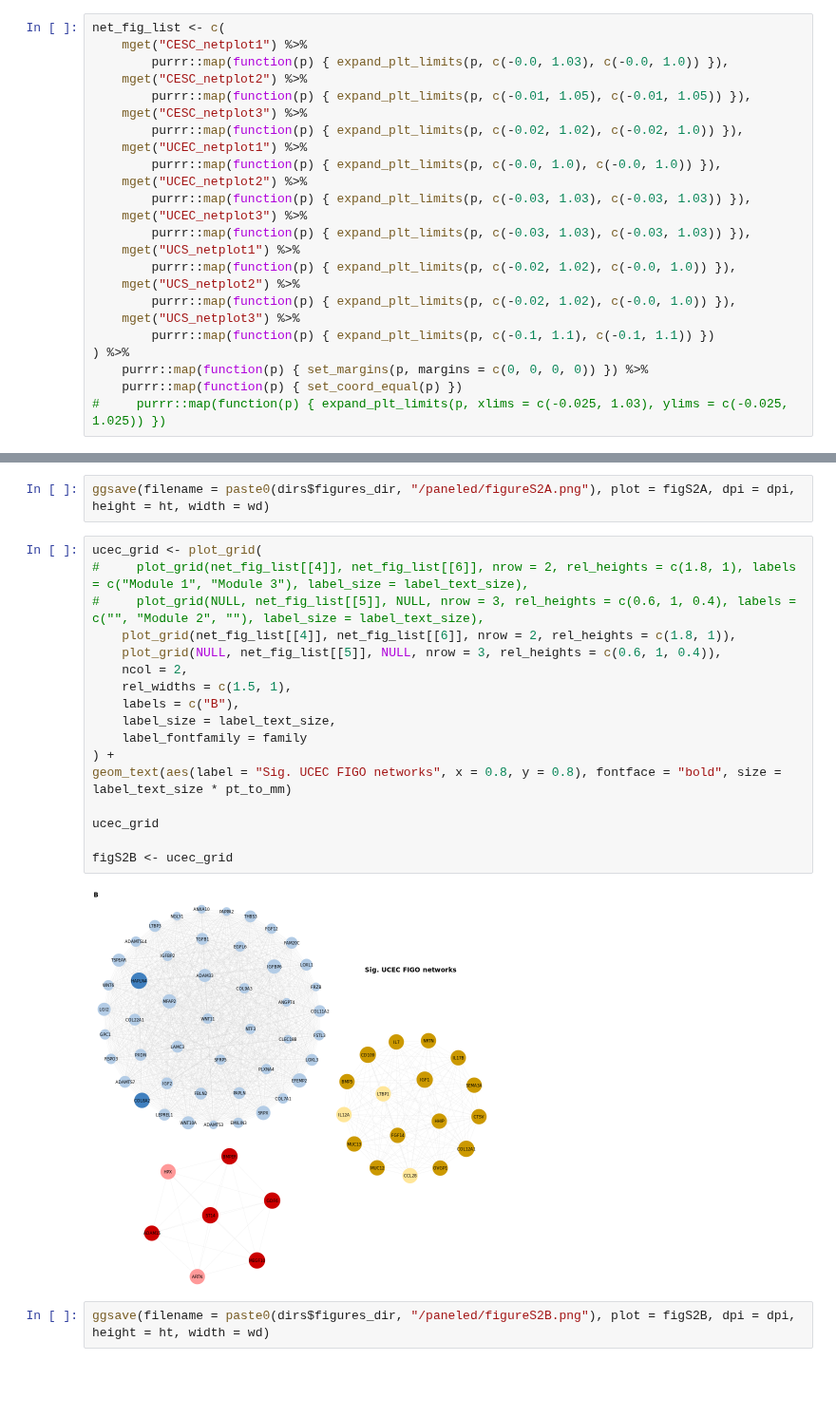
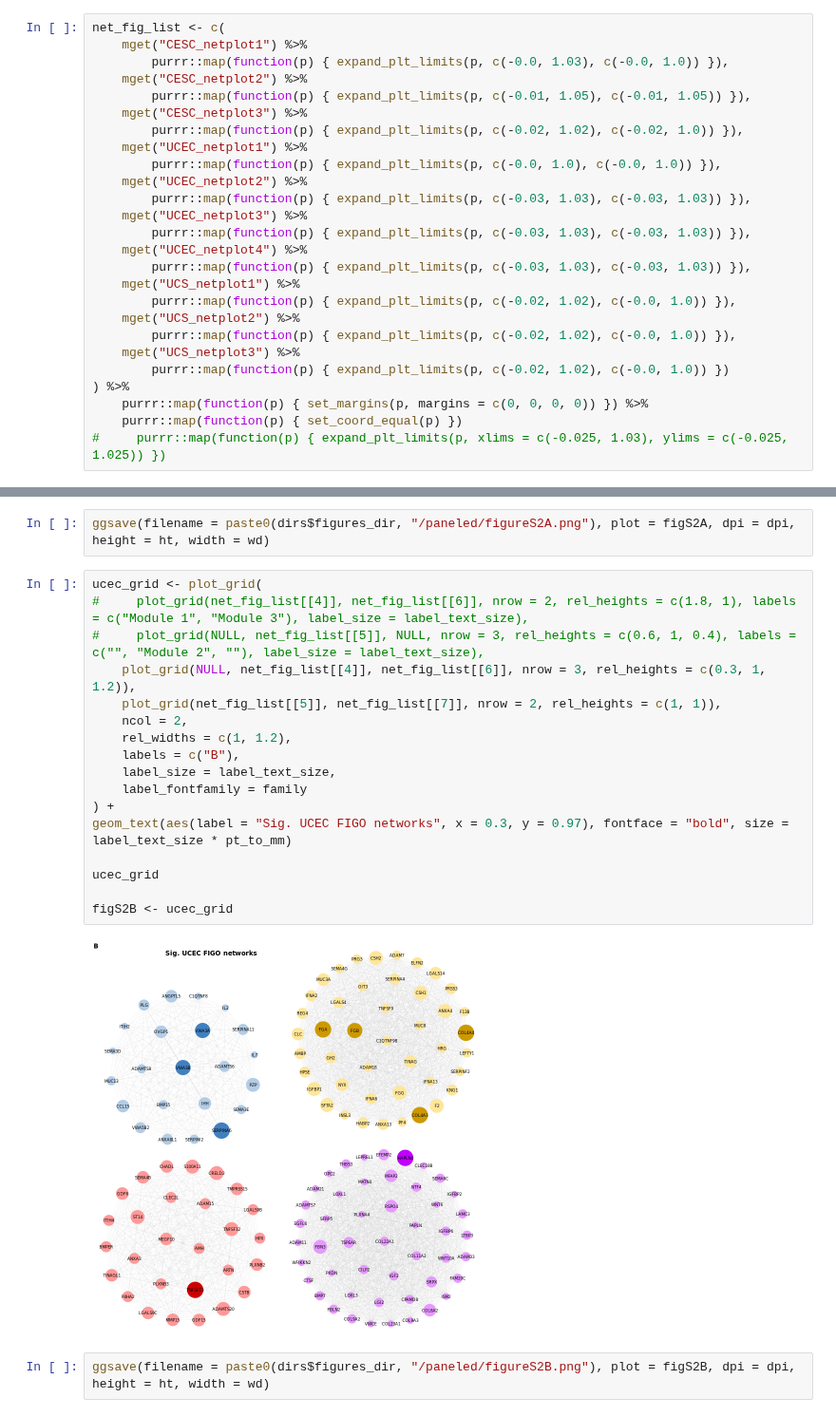
Before and after one commit to fogg-lab/characterizing-ecm-transcriptome-of-endometriosis, a Jupyter notebook: figures/figure_S2.ipynb, the cells around one changed output, grey strips where cells are left out. Shown at 95% size. Saved outputs shown, nothing was run; the diff lists cells and outputs as text; blank space fills up the shorter version.

```diff
--- a/figures/figure_S2.ipynb
+++ b/figures/figure_S2.ipynb
@@ -88,12 +89,14 @@ net_fig_list <- c(
         purrr::map(function(p) { expand_plt_limits(p, c(-0.03, 1.03), c(-0.03, 1.03)) }),
     mget("UCEC_netplot3") %>%
         purrr::map(function(p) { expand_plt_limits(p, c(-0.03, 1.03), c(-0.03, 1.03)) }),
+    mget("UCEC_netplot4") %>%
+        purrr::map(function(p) { expand_plt_limits(p, c(-0.03, 1.03), c(-0.03, 1.03)) }),
     mget("UCS_netplot1") %>%
         purrr::map(function(p) { expand_plt_limits(p, c(-0.02, 1.02), c(-0.0, 1.0)) }),
     mget("UCS_netplot2") %>%
         purrr::map(function(p) { expand_plt_limits(p, c(-0.02, 1.02), c(-0.0, 1.0)) }),
     mget("UCS_netplot3") %>%
-        purrr::map(function(p) { expand_plt_limits(p, c(-0.1, 1.1), c(-0.1, 1.1)) })
+        purrr::map(function(p) { expand_plt_limits(p, c(-0.02, 1.02), c(-0.0, 1.0)) })
 ) %>%
     purrr::map(function(p) { set_margins(p, margins = c(0, 0, 0, 0)) }) %>%
     purrr::map(function(p) { set_coord_equal(p) })
@@ -140,22 +143,22 @@ ggsave(filename = paste0(dirs$figures_dir, "/paneled/figureS2A.png"), plot = fig
 # %%
 ucec_grid <- plot_grid(
 #     plot_grid(net_fig_list[[4]], net_fig_list[[6]], nrow = 2, rel_heights = c(1.8, 1), labels = c("Module 1", "Module 3"), label_size = label_text_size),
 #     plot_grid(NULL, net_fig_list[[5]], NULL, nrow = 3, rel_heights = c(0.6, 1, 0.4), labels = c("", "Module 2", ""), label_size = label_text_size),
-    plot_grid(net_fig_list[[4]], net_fig_list[[6]], nrow = 2, rel_heights = c(1.8, 1)),
-    plot_grid(NULL, net_fig_list[[5]], NULL, nrow = 3, rel_heights = c(0.6, 1, 0.4)),
+    plot_grid(NULL, net_fig_list[[4]], net_fig_list[[6]], nrow = 3, rel_heights = c(0.3, 1, 1.2)),
+    plot_grid(net_fig_list[[5]], net_fig_list[[7]], nrow = 2, rel_heights = c(1, 1)),
     ncol = 2,
-    rel_widths = c(1.5, 1),
+    rel_widths = c(1, 1.2),
     labels = c("B"),
     label_size = label_text_size,
     label_fontfamily = family
 ) +
-geom_text(aes(label = "Sig. UCEC FIGO networks", x = 0.8, y = 0.8), fontface = "bold", size = label_text_size * pt_to_mm)
+geom_text(aes(label = "Sig. UCEC FIGO networks", x = 0.3, y = 0.97), fontface = "bold", size = label_text_size * pt_to_mm)
 
 ucec_grid
 
 figS2B <- ucec_grid
 # %% [output]
-[figure, old version]
+[figure, new version]
 # %%
 ggsave(filename = paste0(dirs$figures_dir, "/paneled/figureS2B.png"), plot = figS2B, dpi = dpi, height = ht, width = wd)
 # %%
```
Also changed, not shown: parts of 6 cells of this notebook, 3 other files.
